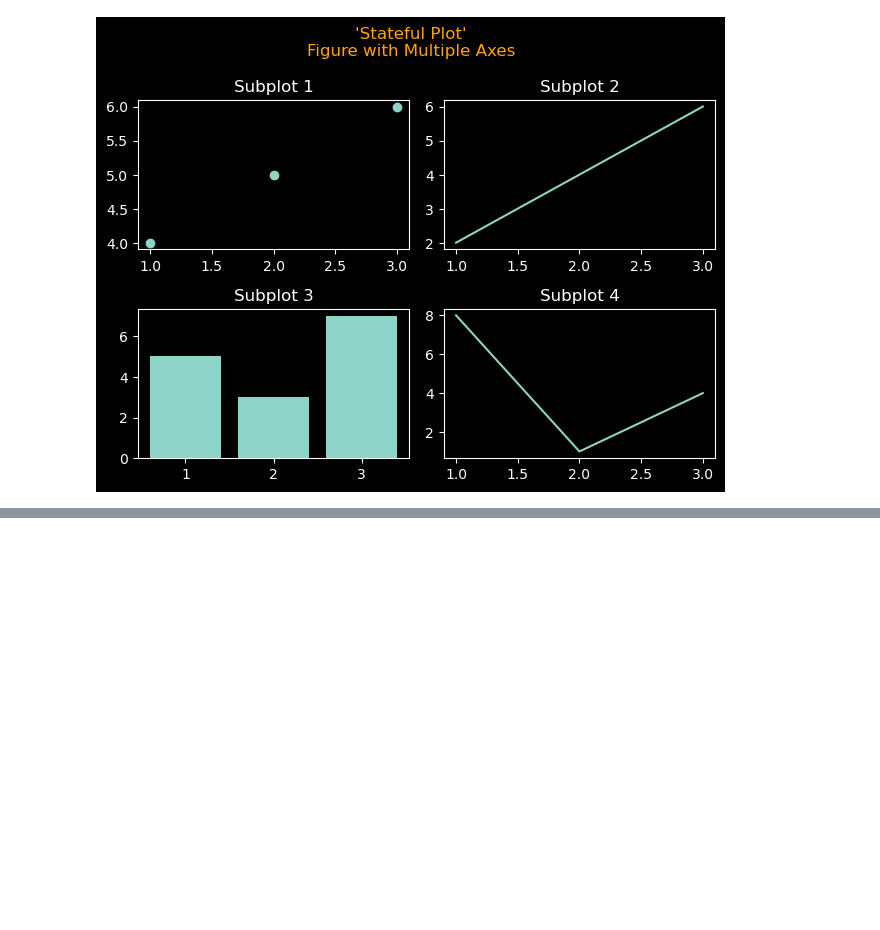
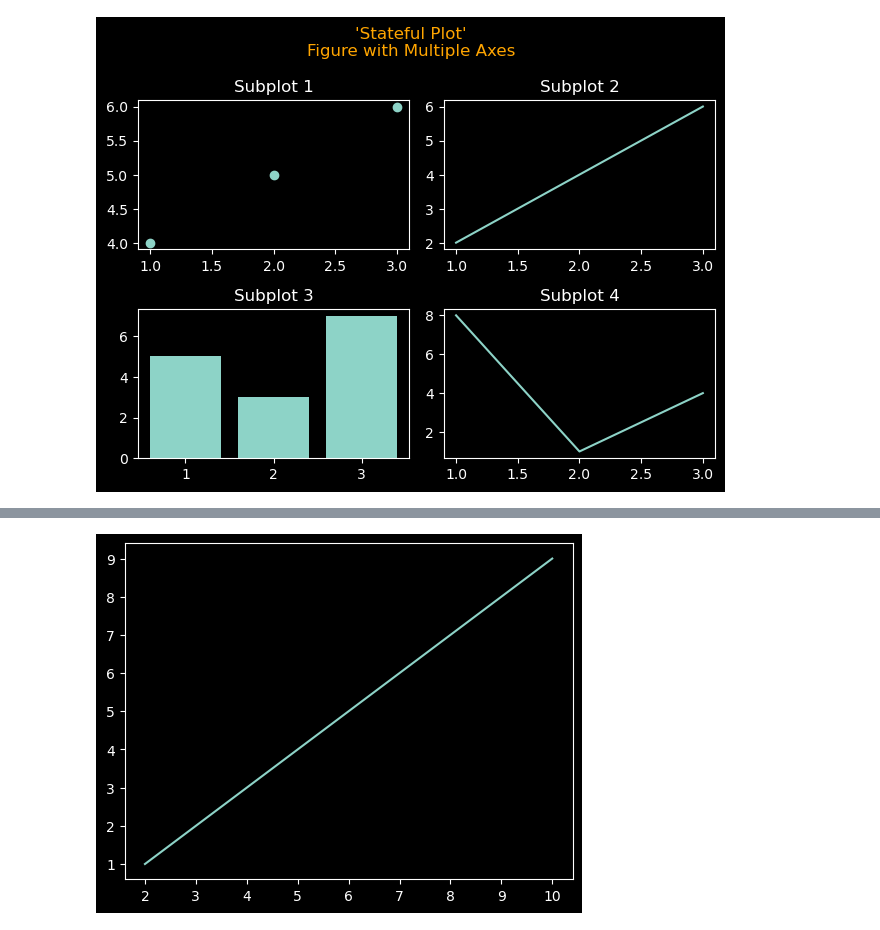
Before and after one commit to DarkDk123/ZTM-ML-Data-Science, a Jupyter notebook: 6. Matplotlib : Visualizing Data/Matplotlib_Intro.ipynb, the cells around one changed output, grey strips where cells are left out. Drawn from its saved outputs; the diff is of its cells as text; code cells hidden in the pictures; blank space fills up the shorter version.

```diff
--- a/6. Matplotlib : Visualizing Data/Matplotlib_Intro.ipynb
+++ b/6. Matplotlib : Visualizing Data/Matplotlib_Intro.ipynb
@@ -118,0 +139,8 @@ plt.show()
+# %%
+# 2nd Method
+fig = plt.figure() # Create new figure obj
+ax = fig.add_axes(rect=(.7, .7, .7, .7)) # Create new axes obj  ## with given size
+ax.plot(x, y)
+plt.show()
+# %% [output]
+[figure, added]
```
Also changed, not shown: parts of 5 cells of this notebook, 1 other file.
